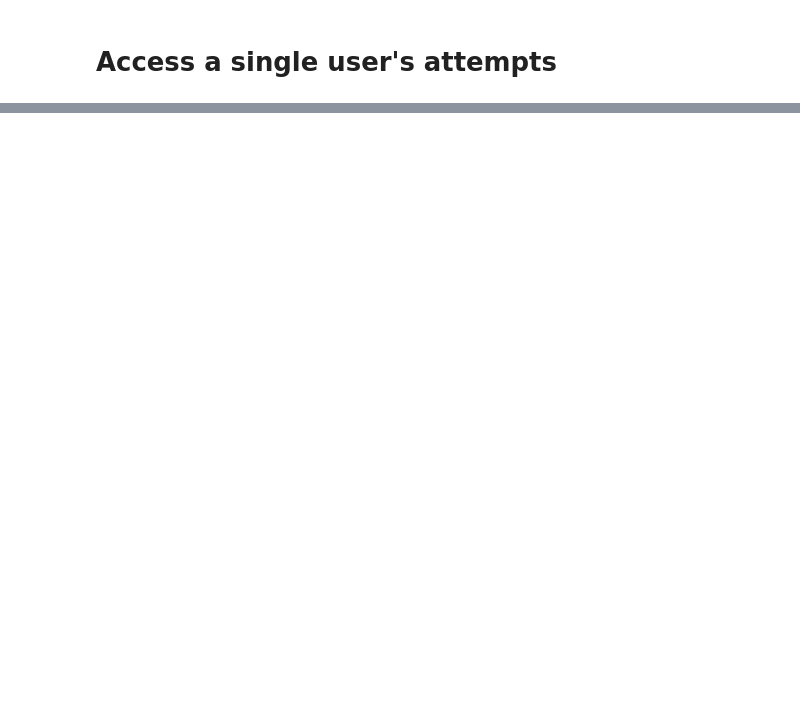
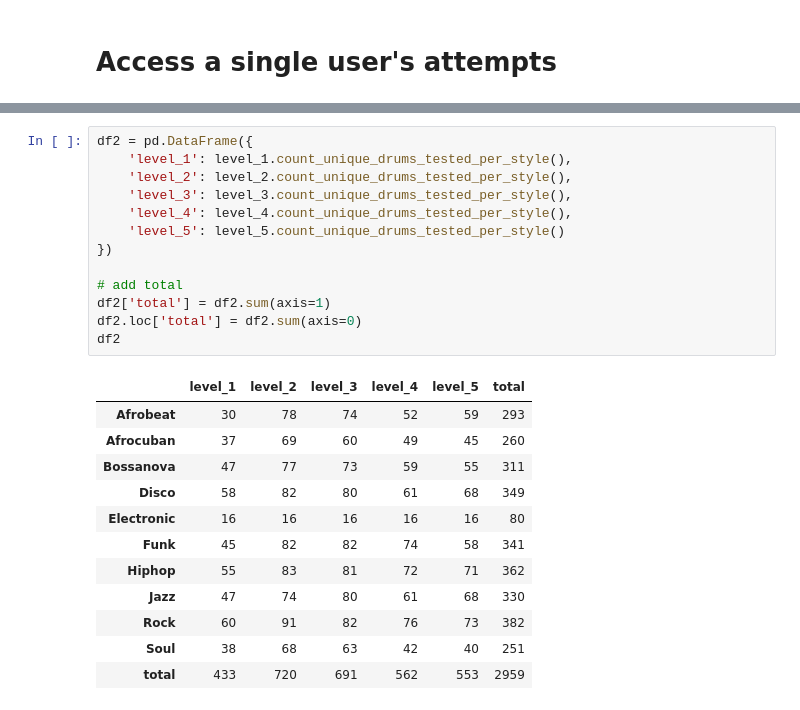
Before and after one commit to behzadhaki/CELB_API, a Jupyter notebook: API_Tutorial.ipynb, the cells around one changed output, grey strips where cells are left out. Drawn from its saved outputs; the diff is of its cells as text; blank space fills up the shorter version.

```diff
--- a/API_Tutorial.ipynb
+++ b/API_Tutorial.ipynb
@@ -155,0 +234,26 @@ show(proll)
+# %%
+df2 = pd.DataFrame({
+    'level_1': level_1.count_unique_drums_tested_per_style(),
+    'level_2': level_2.count_unique_drums_tested_per_style(),
+    'level_3': level_3.count_unique_drums_tested_per_style(),
+    'level_4': level_4.count_unique_drums_tested_per_style(),
+    'level_5': level_5.count_unique_drums_tested_per_style()
+})
+
+# add total
+df2['total'] = df2.sum(axis=1)
+df2.loc['total'] = df2.sum(axis=0)
+df2
+# %% [output]
+|  | level_1 | level_2 | level_3 | level_4 | level_5 | total |
+| Afrobeat | 30 | 78 | 74 | 52 | 59 | 293 |
+| Afrocuban | 37 | 69 | 60 | 49 | 45 | 260 |
+| Bossanova | 47 | 77 | 73 | 59 | 55 | 311 |
+| Disco | 58 | 82 | 80 | 61 | 68 | 349 |
+| Electronic | 16 | 16 | 16 | 16 | 16 | 80 |
+| Funk | 45 | 82 | 82 | 74 | 58 | 341 |
+| Hiphop | 55 | 83 | 81 | 72 | 71 | 362 |
+| Jazz | 47 | 74 | 80 | 61 | 68 | 330 |
+| Rock | 60 | 91 | 82 | 76 | 73 | 382 |
+| Soul | 38 | 68 | 63 | 42 | 40 | 251 |
+| total | 433 | 720 | 691 | 562 | 553 | 2959 |
```
Also changed, not shown: parts of 18 cells of this notebook, 1 other file.
